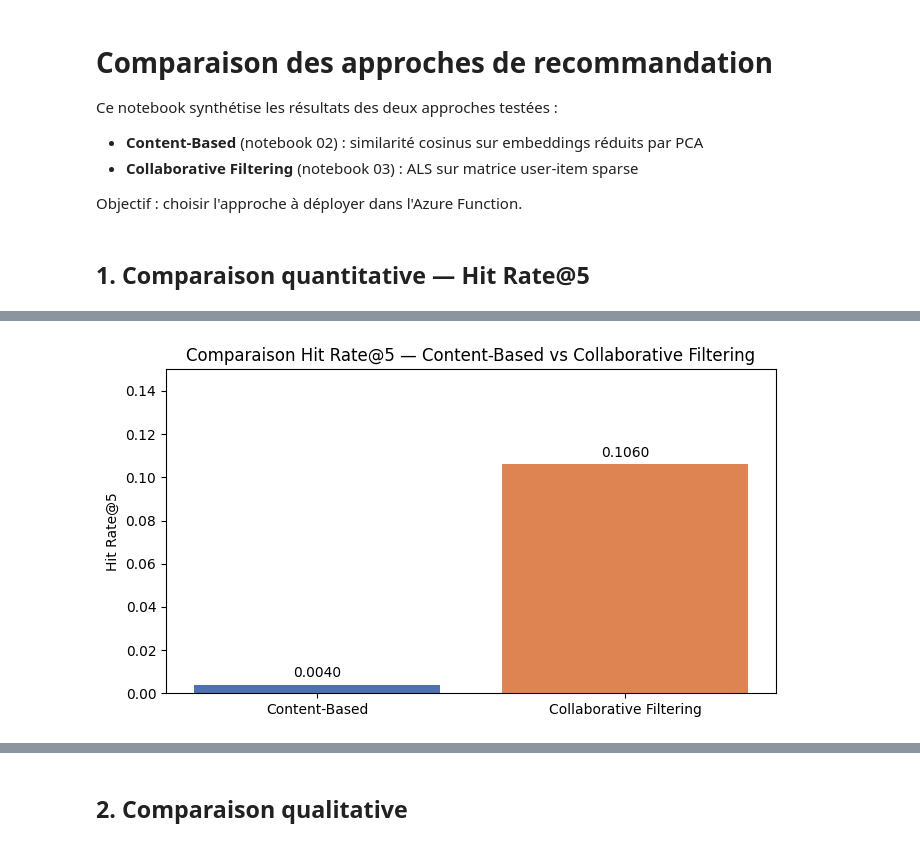
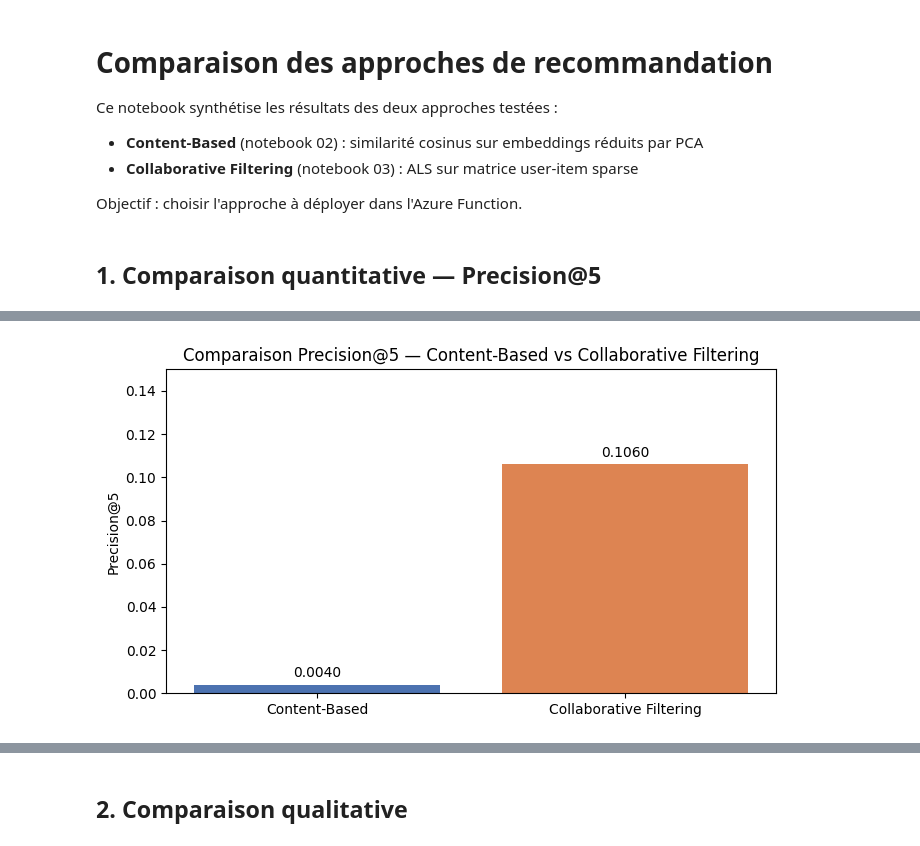
Before and after one commit to Oxelie/P10_MyContent_recommandation, a Jupyter notebook: notebooks/04_comparaison.ipynb, the cells around one changed output, grey strips where cells are left out. Drawn from its saved outputs; the diff is of its cells as text; code cells hidden in the pictures.

```diff
--- a/notebooks/04_comparaison.ipynb
+++ b/notebooks/04_comparaison.ipynb
@@ -7,24 +7,24 @@ Ce notebook synthétise les résultats des deux approches testées :
 
 Objectif : choisir l'approche à déployer dans l'Azure Function.
 # %% [markdown]
-## 1. Comparaison quantitative — Hit Rate@5
+## 1. Comparaison quantitative — Precision@5
 # %%
 import pandas as pd
 import matplotlib.pyplot as plt
 
 results = pd.DataFrame({
     "Approche": ["Content-Based", "Collaborative Filtering"],
-    "Hit Rate@5": [0.0040, 0.1060],
+    "Precision@5": [0.0040, 0.1060],
     "Temps évaluation": ["~5 min", "~355 min"]
 })
 
 print(results.to_string(index=False))
 
 fig, ax = plt.subplots(figsize=(7, 4))
-bars = ax.bar(results["Approche"], results["Hit Rate@5"], color=["#4C72B0", "#DD8452"])
+bars = ax.bar(results["Approche"], results["Precision@5"], color=["#4C72B0", "#DD8452"])
 ax.bar_label(bars, fmt="%.4f", padding=3)
-ax.set_ylabel("Hit Rate@5")
-ax.set_title("Comparaison Hit Rate@5 — Content-Based vs Collaborative Filtering")
+ax.set_ylabel("Precision@5")
+ax.set_title("Comparaison Precision@5 — Content-Based vs Collaborative Filtering")
 ax.set_ylim(0, 0.15)
 plt.tight_layout()
 plt.show()
@@ -35 +35 @@ Collaborative Filtering       0.106         ~355 min
-[figure, old version]
+[figure, new version]
```
Also changed, not shown: parts of 7 cells of this notebook, 5 other files.
